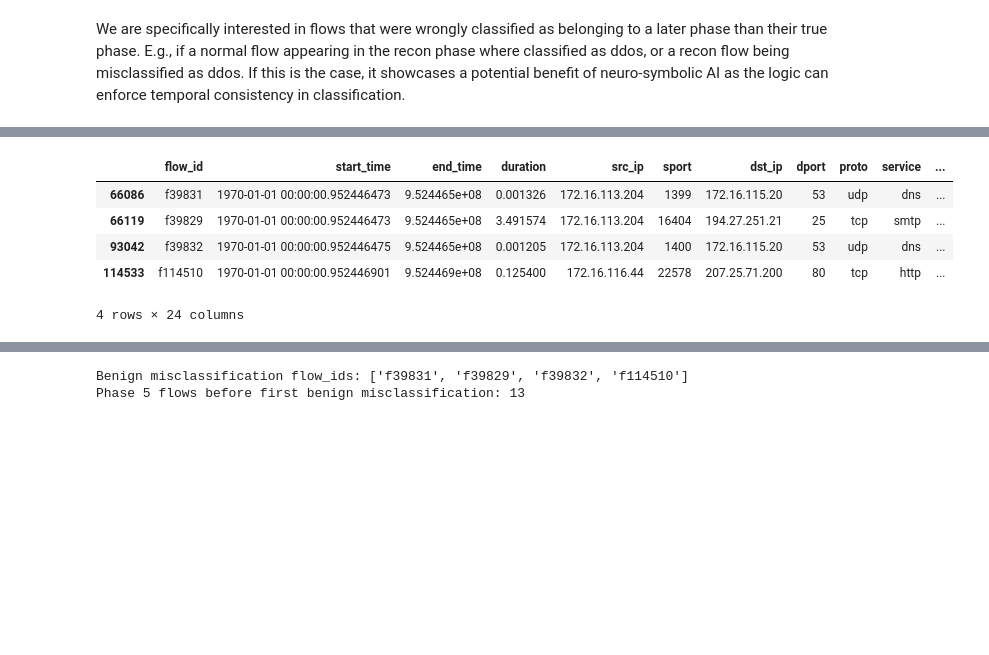
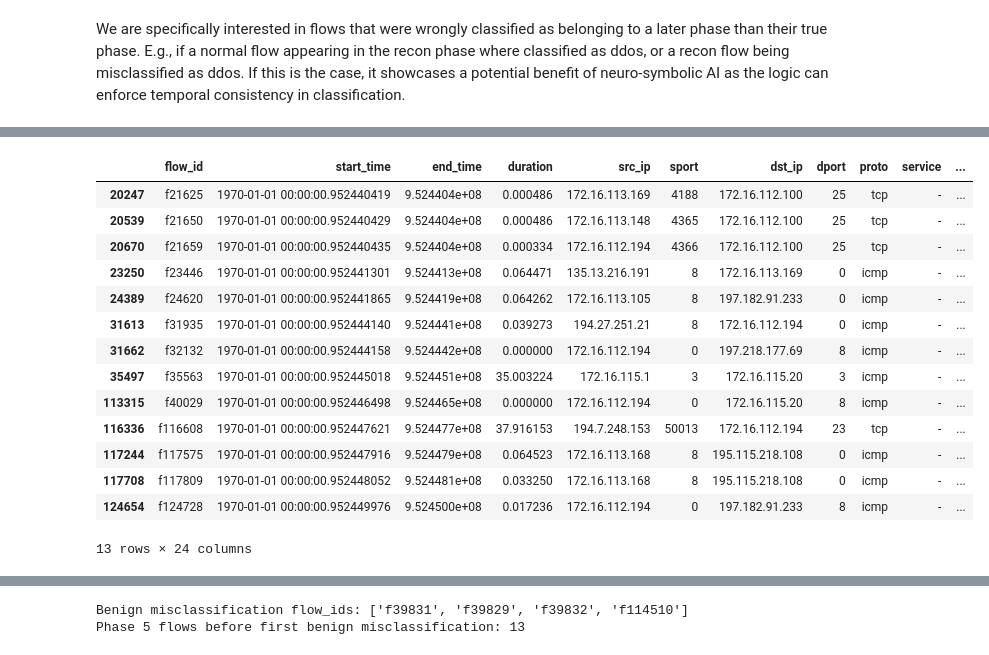
Before and after one commit to sofiaburkow/DeepChronos, a Jupyter notebook: notebooks/analyze_misclassifications.ipynb, the cells around one changed output, grey strips where cells are left out. Drawn from its saved outputs; the diff is of its cells as text; code cells hidden in the pictures; blank space fills up the shorter version.

```diff
--- a/notebooks/analyze_misclassifications.ipynb
+++ b/notebooks/analyze_misclassifications.ipynb
@@ -59,0 +176,26 @@ mis_df
+# %%
+phase_start = (
+    df[df['phase'] > 0]
+    .groupby('phase')['flow_num']
+    .min()
+    .to_dict()
+)
+# %%
+def is_temporally_impossible(row, phase_start):
+    true_phase = row['phase']
+    pred_phase = row['y_pred']
+    flow_time = row['flow_num']
+
+    # Ignore correct predictions
+    if true_phase == pred_phase:
+        return False
+
+    # Benign predicted as attack before attack started
+    if pred_phase > 0:
+        if pred_phase in phase_start:
+            return flow_time < phase_start[pred_phase]
+
+    return False
+# %%
+mis_df['t_rel'] = mis_df['start_time'] - df['start_time'].min()
+mis_df.head()
@@ -59,0 +210,10 @@ mis_df
+# %%
+mis_df['impossible'] = mis_df.apply(
+    is_temporally_impossible,
+    axis=1,
+    phase_start=phase_start
+)
+
+wrong = mis_df[mis_df['phase'] != mis_df['y_pred']]
+impossible = wrong[wrong['impossible']]
+plausible = wrong[~wrong['impossible']]
@@ -92,11 +453,20 @@ phase
 Name: count, dtype: int64
 # %%
 benign_flows = mis_df[mis_df['phase'] == 0]
-benign_flows.head()
+benign_flows
 # %% [output]
 |  | flow_id | start_time | end_time | duration | src_ip | sport | dst_ip | dport | proto | service | ... |
-| 66086 | f39831 | 1970-01-01 00:00:00.952446473 | 9.524465e+08 | 0.001326 | 172.16.113.204 | 1399 | 172.16.115.20 | 53 | udp | dns | ... |
-| 66119 | f39829 | 1970-01-01 00:00:00.952446473 | 9.524465e+08 | 3.491574 | 172.16.113.204 | 16404 | 194.27.251.21 | 25 | tcp | smtp | ... |
-| 93042 | f39832 | 1970-01-01 00:00:00.952446475 | 9.524465e+08 | 0.001205 | 172.16.113.204 | 1400 | 172.16.115.20 | 53 | udp | dns | ... |
-| 114533 | f114510 | 1970-01-01 00:00:00.952446901 | 9.524469e+08 | 0.125400 | 172.16.116.44 | 22578 | 207.25.71.200 | 80 | tcp | http | ... |
+| 20247 | f21625 | 1970-01-01 00:00:00.952440419 | 9.524404e+08 | 0.000486 | 172.16.113.169 | 4188 | 172.16.112.100 | 25 | tcp | - | ... |
+| 20539 | f21650 | 1970-01-01 00:00:00.952440429 | 9.524404e+08 | 0.000486 | 172.16.113.148 | 4365 | 172.16.112.100 | 25 | tcp | - | ... |
+| 20670 | f21659 | 1970-01-01 00:00:00.952440435 | 9.524404e+08 | 0.000334 | 172.16.112.194 | 4366 | 172.16.112.100 | 25 | tcp | - | ... |
+| 23250 | f23446 | 1970-01-01 00:00:00.952441301 | 9.524413e+08 | 0.064471 | 135.13.216.191 | 8 | 172.16.113.169 | 0 | icmp | - | ... |
+| 24389 | f24620 | 1970-01-01 00:00:00.952441865 | 9.524419e+08 | 0.064262 | 172.16.113.105 | 8 | 197.182.91.233 | 0 | icmp | - | ... |
+| 31613 | f31935 | 1970-01-01 00:00:00.952444140 | 9.524441e+08 | 0.039273 | 194.27.251.21 | 8 | 172.16.112.194 | 0 | icmp | - | ... |
+| 31662 | f32132 | 1970-01-01 00:00:00.952444158 | 9.524442e+08 | 0.000000 | 172.16.112.194 | 0 | 197.218.177.69 | 8 | icmp | - | ... |
+| 35497 | f35563 | 1970-01-01 00:00:00.952445018 | 9.524451e+08 | 35.003224 | 172.16.115.1 | 3 | 172.16.115.20 | 3 | icmp | - | ... |
+| 113315 | f40029 | 1970-01-01 00:00:00.952446498 | 9.524465e+08 | 0.000000 | 172.16.112.194 | 0 | 172.16.115.20 | 8 | icmp | - | ... |
+| 116336 | f116608 | 1970-01-01 00:00:00.952447621 | 9.524477e+08 | 37.916153 | 194.7.248.153 | 50013 | 172.16.112.194 | 23 | tcp | - | ... |
+| 117244 | f117575 | 1970-01-01 00:00:00.952447916 | 9.524479e+08 | 0.064523 | 172.16.113.168 | 8 | 195.115.218.108 | 0 | icmp | - | ... |
+| 117708 | f117809 | 1970-01-01 00:00:00.952448052 | 9.524481e+08 | 0.033250 | 172.16.113.168 | 8 | 195.115.218.108 | 0 | icmp | - | ... |
+| 124654 | f124728 | 1970-01-01 00:00:00.952449976 | 9.524500e+08 | 0.017236 | 172.16.112.194 | 0 | 197.182.91.233 | 8 | icmp | - | ... |
-4 rows × 24 columns
+13 rows × 24 columns
```
Also changed, not shown: parts of 33 cells of this notebook, 56 other files.
